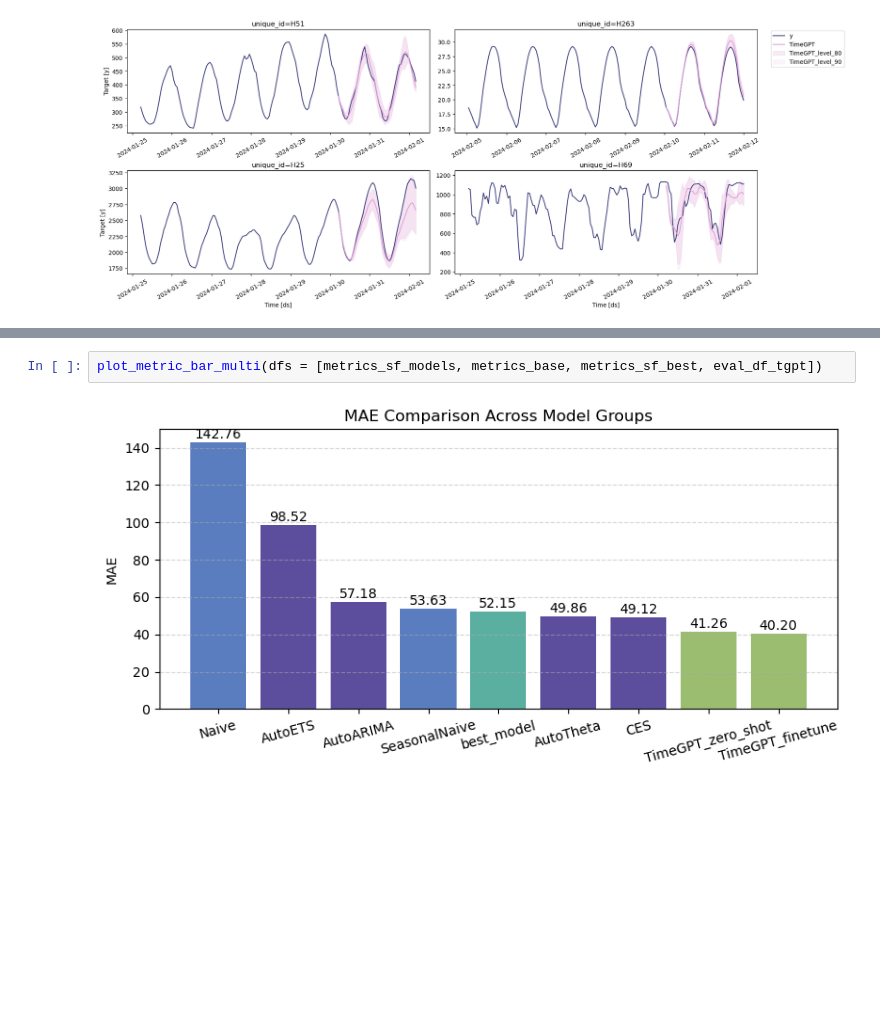
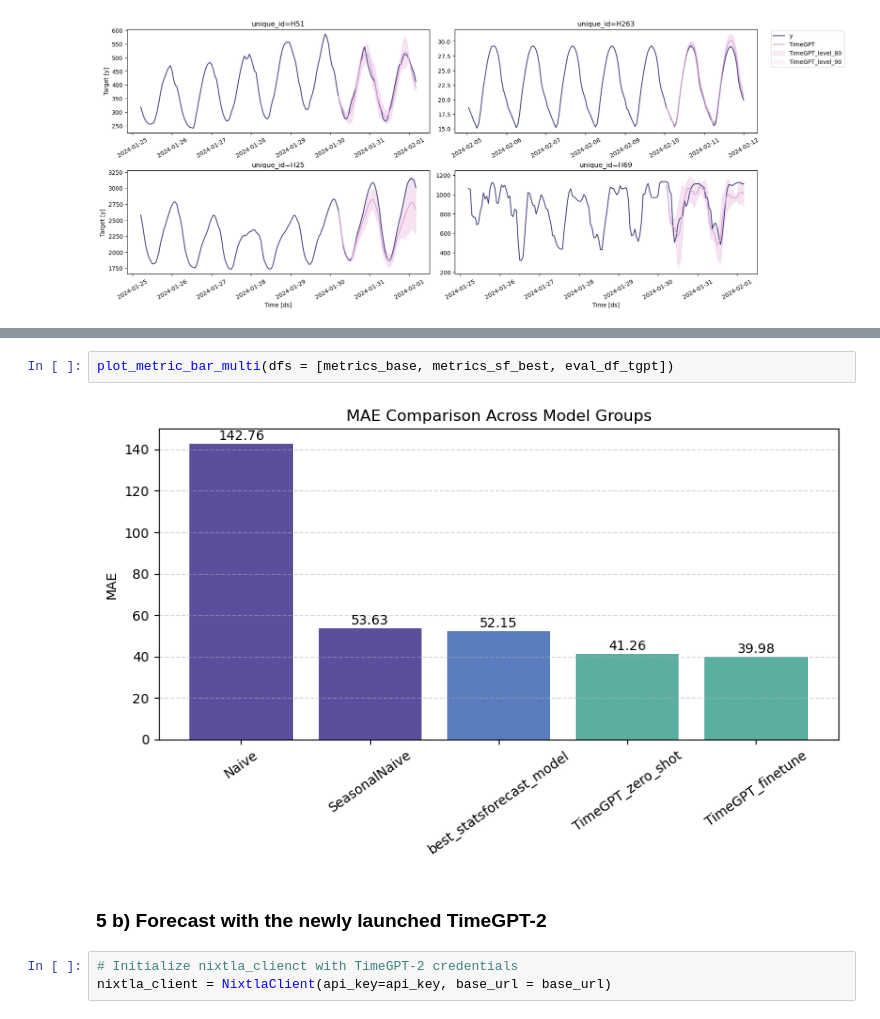
Before and after one commit to Yibei990826/pydata_2025_statsforecast, a Jupyter notebook: statsforecast_demo.ipynb, the cells around one changed output, grey strips where cells are left out. Drawn from its saved outputs; the diff is of its cells as text; blank space fills up the shorter version.

```diff
--- a/statsforecast_demo.ipynb
+++ b/statsforecast_demo.ipynb
@@ -262,4 +269,9 @@ eval_df_tgpt
 # %%
-plot_metric_bar_multi(dfs = [metrics_sf_models, metrics_base, metrics_sf_best, eval_df_tgpt])
+plot_metric_bar_multi(dfs = [metrics_base, metrics_sf_best, eval_df_tgpt])
 # %% [output]
-[figure, old version]
+[figure, new version]
+# %% [markdown]
+### 5 b) Forecast with the newly launched TimeGPT-2
+# %%
+# Initialize nixtla_clienct with TimeGPT-2 credentials
+nixtla_client = NixtlaClient(api_key=api_key, base_url = base_url)
```
Also changed, not shown: parts of 13 cells of this notebook, 3 other files.
